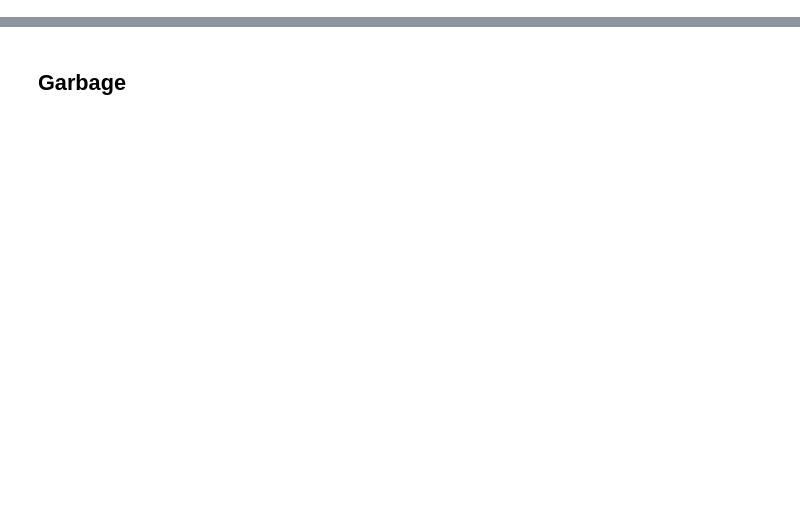
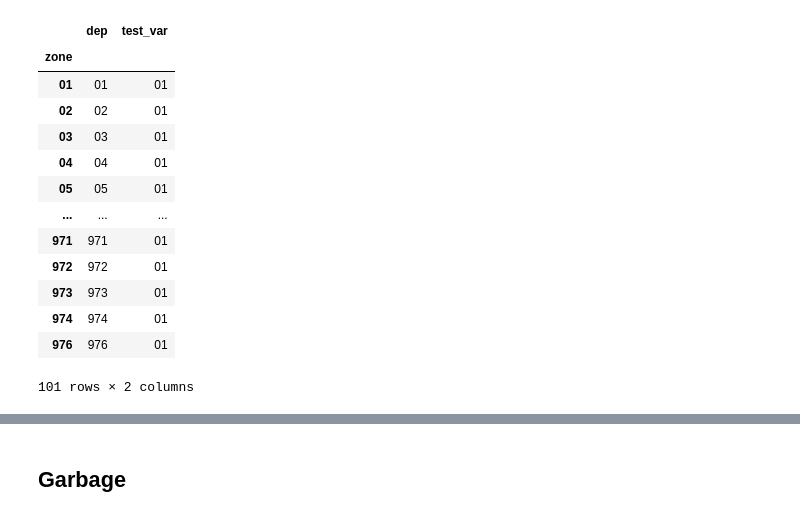
Before and after one commit to limiteinductive/elaine_and_the_gentle_boyz, a Jupyter notebook: notebooks/darts.ipynb, the cells around one changed output, grey strips where cells are left out. Cells and saved outputs as stored; diff of their text form; code cells hidden in the pictures; blank space fills up the shorter version.

```diff
--- a/notebooks/darts.ipynb
+++ b/notebooks/darts.ipynb
@@ -58,0 +94,21 @@ Data variables:
+# %%
+troll = df[['dep']].drop_duplicates().reset_index(drop=True)
+troll['test_var'] = df.dep
+troll['zone']= troll.dep
+troll = troll.set_index('zone')
+troll
+# %% [output]
+|  | dep | test_var |
+| zone |  |  |
+| 01 | 01 | 01 |
+| 02 | 02 | 01 |
+| 03 | 03 | 01 |
+| 04 | 04 | 01 |
+| 05 | 05 | 01 |
+| ... | ... | ... |
+| 971 | 971 | 01 |
+| 972 | 972 | 01 |
+| 973 | 973 | 01 |
+| 974 | 974 | 01 |
+| 976 | 976 | 01 |
+101 rows × 2 columns
```
Also changed, not shown: parts of 26 cells of this notebook, 1 other file.
